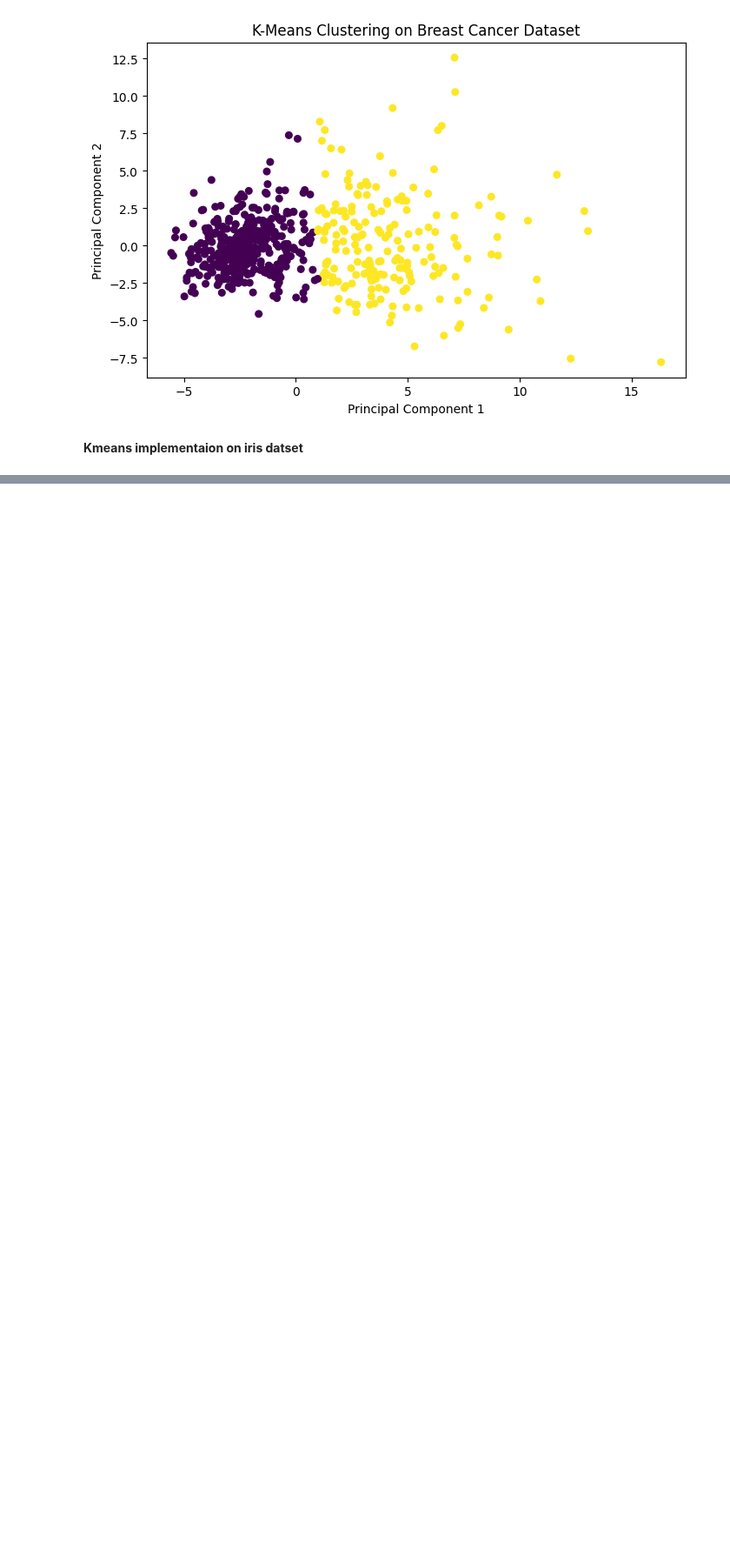
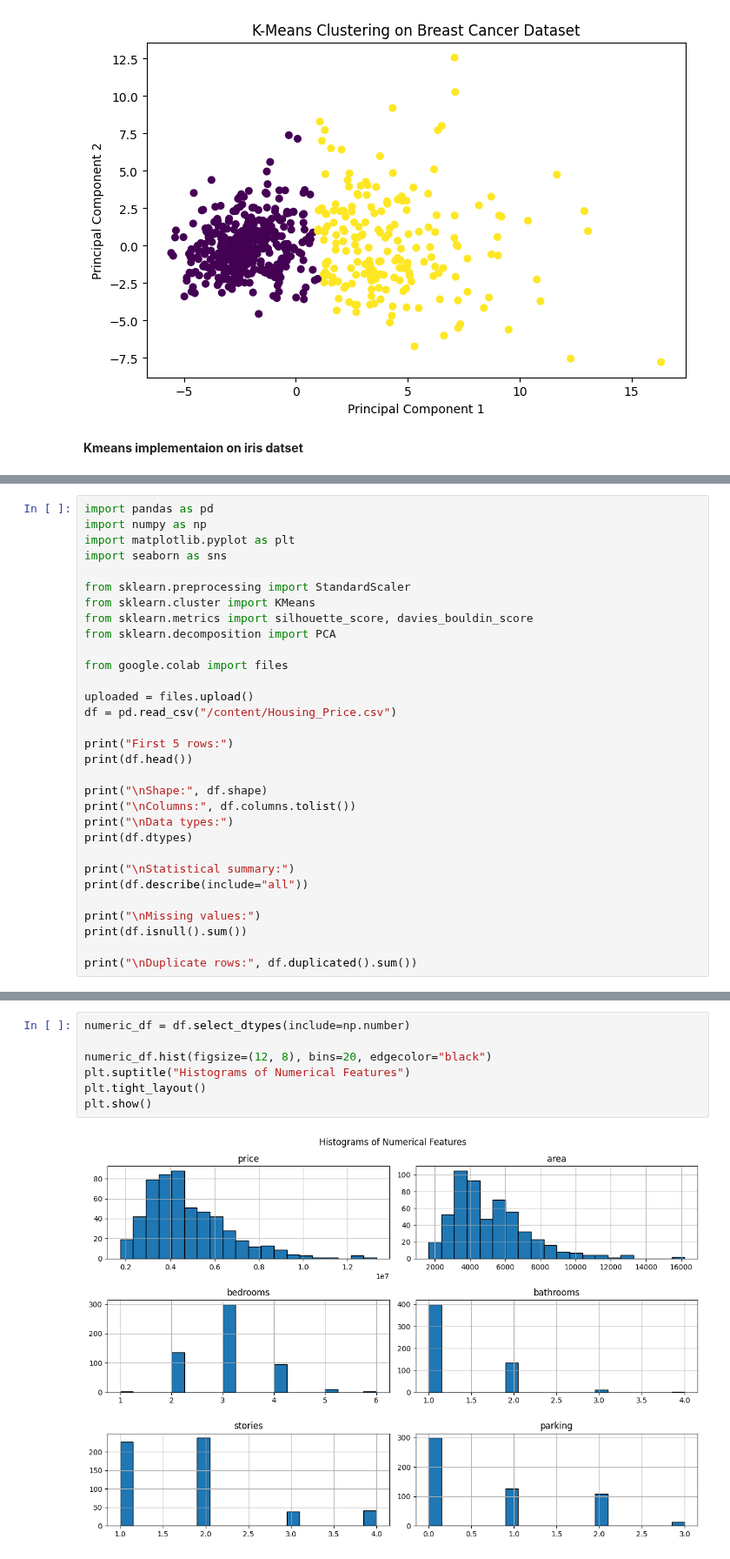
Before and after one commit to Gouri-Nandana11/MCA, a Jupyter notebook: Datascience.ipynb, the cells around one changed output, grey strips where cells are left out. Shown at 87% size. Cells and saved outputs as stored; diff of their text form; blank space fills up the shorter version.

```diff
--- a/Datascience.ipynb
+++ b/Datascience.ipynb
@@ -2236,0 +2752,31 @@ dtype: object
+# %%
+import pandas as pd
+import numpy as np
+import matplotlib.pyplot as plt
+import seaborn as sns
+
+from sklearn.preprocessing import StandardScaler
+from sklearn.cluster import KMeans
+from sklearn.metrics import silhouette_score, davies_bouldin_score
+from sklearn.decomposition import PCA
+
+from google.colab import files
+
+uploaded = files.upload()
+df = pd.read_csv("/content/Housing_Price.csv")
+
+print("First 5 rows:")
+print(df.head())
+
+print("\nShape:", df.shape)
+print("\nColumns:", df.columns.tolist())
+print("\nData types:")
+print(df.dtypes)
+
+print("\nStatistical summary:")
+print(df.describe(include="all"))
+
+print("\nMissing values:")
+print(df.isnull().sum())
+
+print("\nDuplicate rows:", df.duplicated().sum())
@@ -2236,0 +2882,9 @@ dtype: object
+# %%
+numeric_df = df.select_dtypes(include=np.number)
+
+numeric_df.hist(figsize=(12, 8), bins=20, edgecolor="black")
+plt.suptitle("Histograms of Numerical Features")
+plt.tight_layout()
+plt.show()
+# %% [output]
+[figure, added]
```
Also changed, not shown: parts of 12 cells of this notebook.
